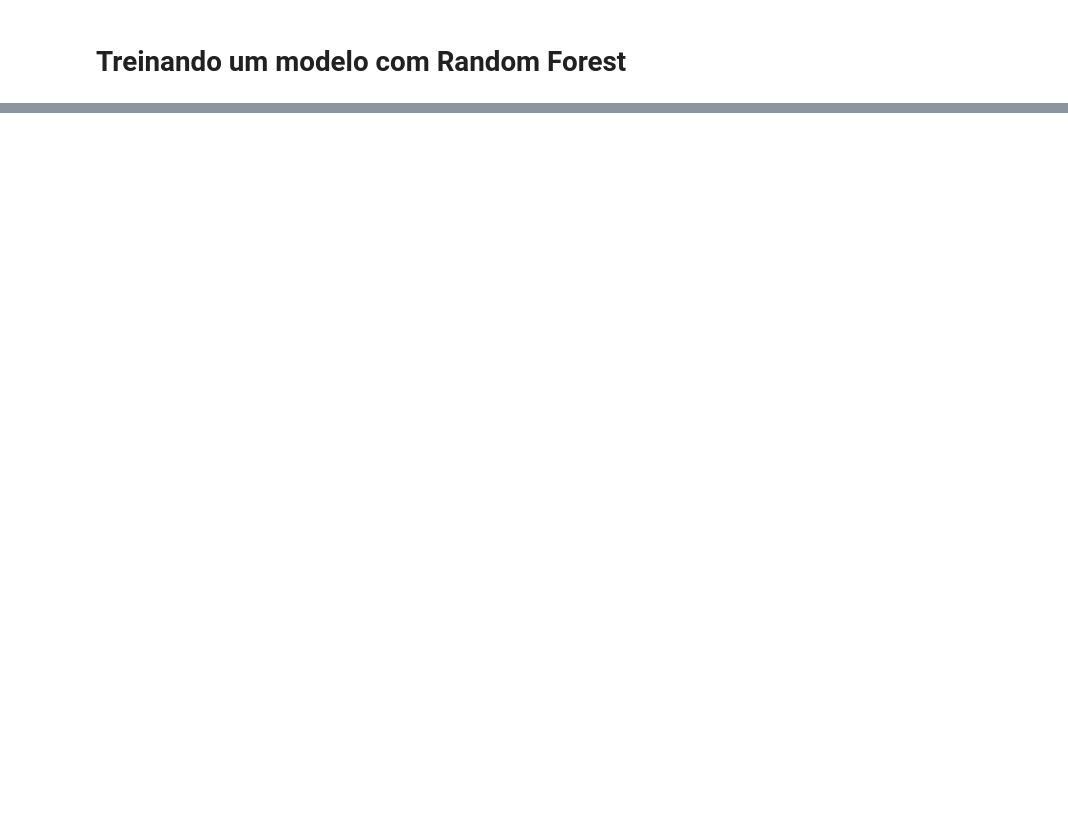
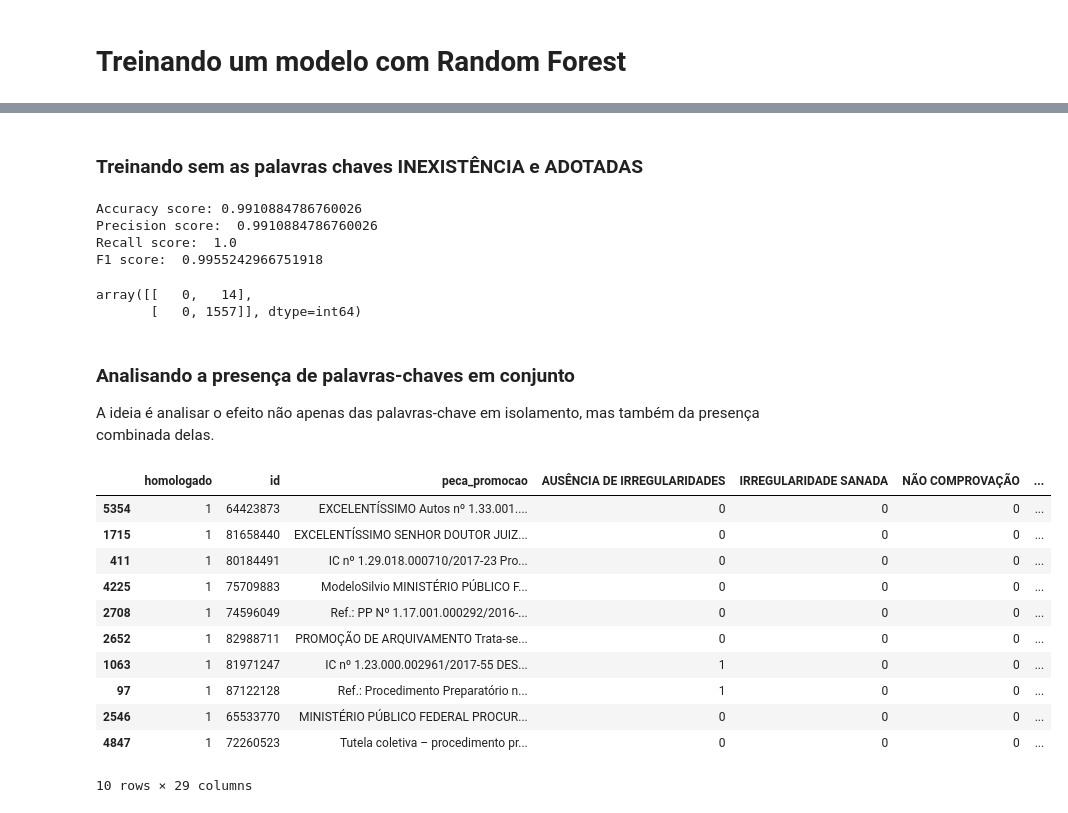
Before and after one commit to andrethiago/ml-colegiado-mpf, a Jupyter notebook: notebooks/1ACAM-Fase01.ipynb, the cells around one changed output, grey strips where cells are left out. Saved outputs shown, nothing was run; the diff lists cells and outputs as text; code cells hidden in the pictures; blank space fills up the shorter version.

```diff
--- a/notebooks/1ACAM-Fase01.ipynb
+++ b/notebooks/1ACAM-Fase01.ipynb
@@ -323,0 +314,56 @@ array([[   0,   18],
+# %% [markdown]
+### Treinando sem as palavras chaves INEXISTÊNCIA e ADOTADAS
+# %%
+cols_to_remove = ['id', 'peca_promocao', 'homologado', 'INEXISTÊNCIA', 'ADOTADAS']
+features = [col for col in df_work.columns if col not in cols_to_remove]
+
+model = RandomForestClassifier(random_state=42, n_estimators=100)
+model.fit(train[features], train['homologado'])
+
+train_preds = model.predict(train[features])
+valid_preds = model.predict(valid[features])
+
+print_score()
+# %% [output]
+Accuracy score: 0.9910884786760026
+Precision score:  0.9910884786760026
+Recall score:  1.0
+F1 score:  0.9955242966751918
+# %%
+confusion_matrix(valid['homologado'], valid_preds)
+# %% [output]
+array([[   0,   14],
+       [   0, 1557]], dtype=int64)
+# %% [markdown]
+### Analisando a presença de palavras-chaves em conjunto
+
+A ideia é analisar o efeito não apenas das palavras-chave em isolamento, mas também da presença combinada delas.
+# %%
+'''
+IDEIA: criar uma variável que representa a soma dos valores das palavra-chaves.
+Em suma, vai indicar o número de palavras-chaves presentes no texto.
+'''
+#df_work['palavras_combinadas'] = 0
+for row in range(len(df_work)):
+    present = 0
+    for k in range(len(palavras_chaves)):
+        if palavras_chaves['palavras-chaves'][k].rfind('+') == -1:
+            column = str(palavras_chaves['palavras-chaves'][k])
+            if df_work.loc[row, column] == 1:
+                present += 1
+    df_work.loc[row, 'palavras_combinadas'] = present
+
+df_work.sample(10)
+# %% [output]
+|  | homologado | id | peca_promocao | AUSÊNCIA DE IRREGULARIDADES | IRREGULARIDADE SANADA | NÃO COMPROVAÇÃO | ... |
+| 5354 | 1 | 64423873 | EXCELENTÍSSIMO Autos nº 1.33.001.... | 0 | 0 | 0 | ... |
+| 1715 | 1 | 81658440 | EXCELENTÍSSIMO SENHOR DOUTOR JUIZ... | 0 | 0 | 0 | ... |
+| 411 | 1 | 80184491 | IC nº 1.29.018.000710/2017-23 Pro... | 0 | 0 | 0 | ... |
+| 4225 | 1 | 75709883 | ModeloSilvio MINISTÉRIO PÚBLICO F... | 0 | 0 | 0 | ... |
+| 2708 | 1 | 74596049 | Ref.: PP Nº 1.17.001.000292/2016-... | 0 | 0 | 0 | ... |
+| 2652 | 1 | 82988711 | PROMOÇÃO DE ARQUIVAMENTO Trata-se... | 0 | 0 | 0 | ... |
+| 1063 | 1 | 81971247 | IC nº 1.23.000.002961/2017-55 DES... | 1 | 0 | 0 | ... |
+| 97 | 1 | 87122128 | Ref.: Procedimento Preparatório n... | 1 | 0 | 0 | ... |
+| 2546 | 1 | 65533770 | MINISTÉRIO PÚBLICO FEDERAL PROCUR... | 0 | 0 | 0 | ... |
+| 4847 | 1 | 72260523 | Tutela coletiva – procedimento pr... | 0 | 0 | 0 | ... |
+10 rows × 29 columns
```
Also changed, not shown: parts of 36 cells of this notebook, 4 other files.
